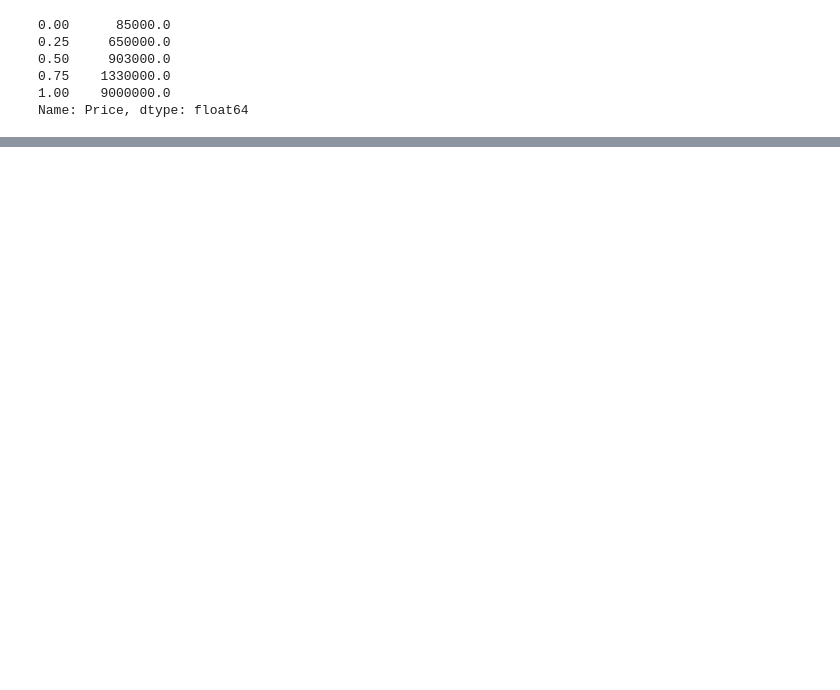
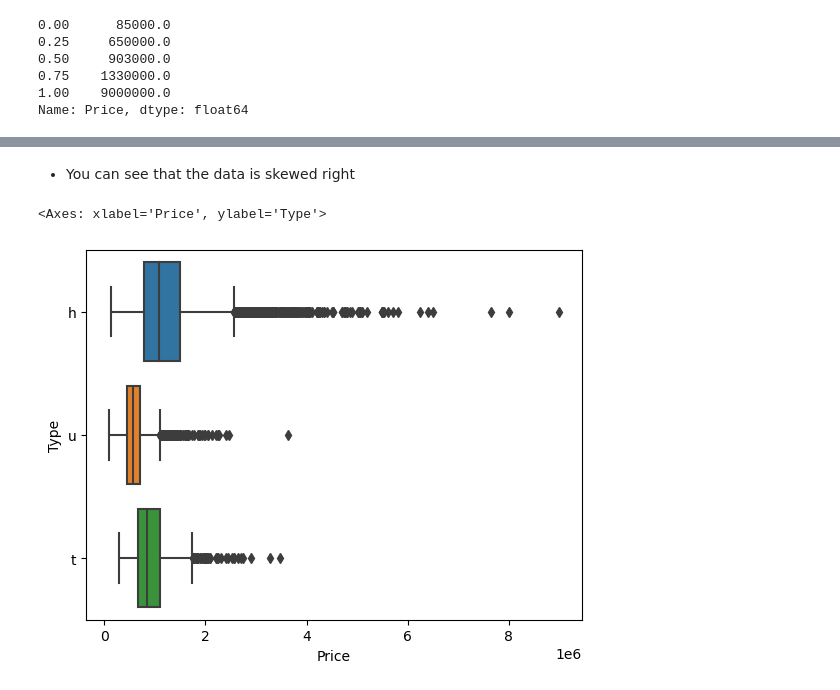
Before and after one commit to Abeermorshdy/Applied-Math, a Jupyter notebook: Statistics and probability/D3-stats.ipynb, the cells around one changed output, grey strips where cells are left out. Drawn from its saved outputs; the diff is of its cells as text; code cells hidden in the pictures; blank space fills up the shorter version.

```diff
--- a/Statistics and probability/D3-stats.ipynb
+++ b/Statistics and probability/D3-stats.ipynb
@@ -41,0 +67,7 @@ Name: Price, dtype: float64
+# %% [markdown]
+- You can see that the data is skewed right
+# %%
+sns.boxplot(data = df , x= 'Price' , y = 'Type')
+# %% [output]
+<Axes: xlabel='Price', ylabel='Type'>
+[figure, added]
```
Also changed, not shown: parts of 8 cells of this notebook, 1 other file.
